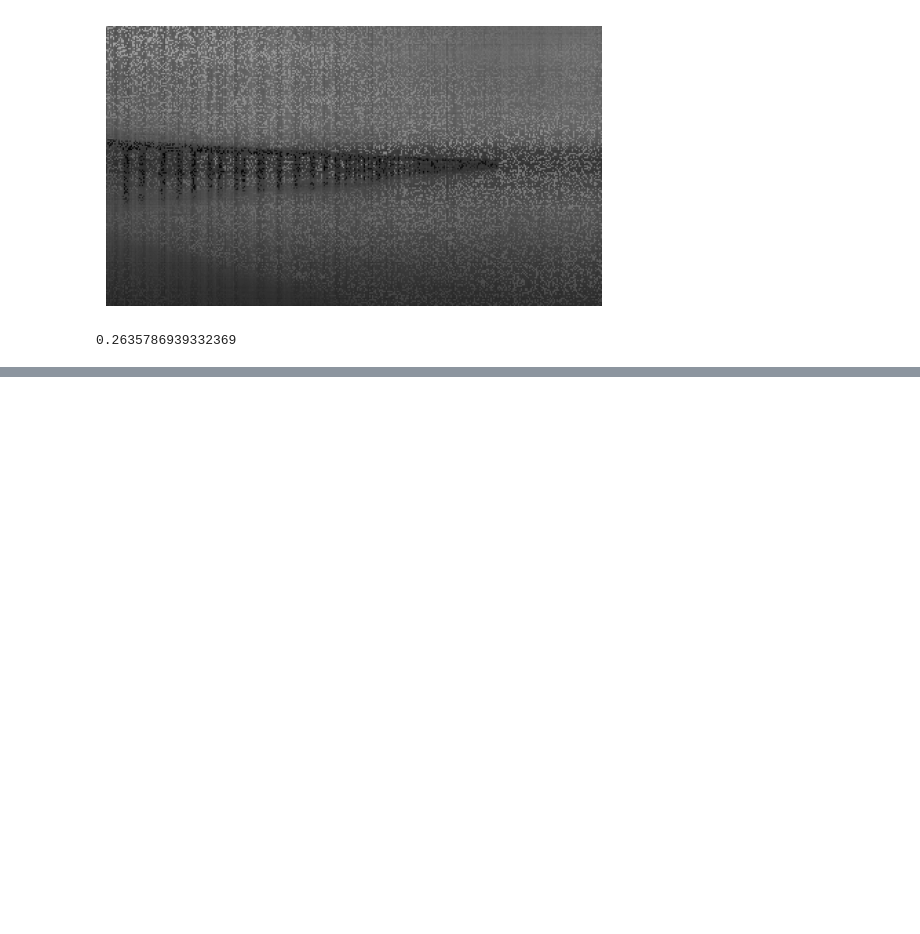
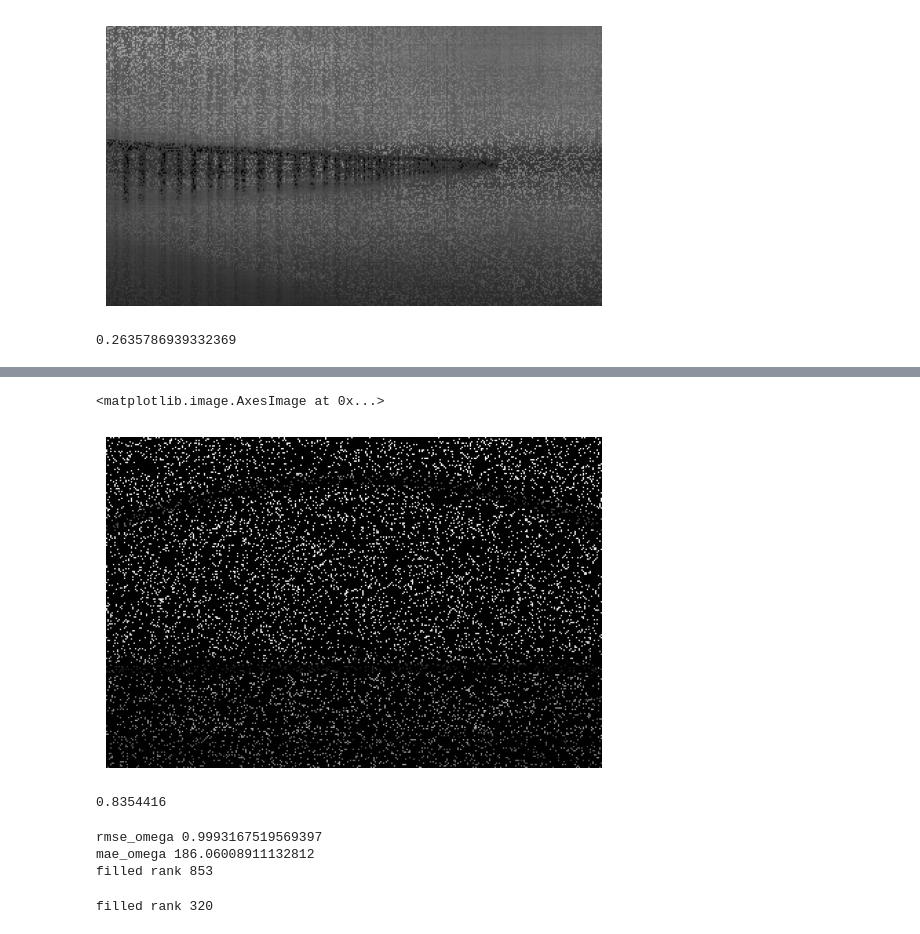
Before and after one commit to akrajewska/css-matrix-completion, a Jupyter notebook: examples/pics.ipynb, the cells around one changed output, grey strips where cells are left out. Drawn from its saved outputs; the diff is of its cells as text; code cells hidden in the pictures; blank space fills up the shorter version.

```diff
--- a/examples/pics.ipynb
+++ b/examples/pics.ipynb
@@ -74,3 +87,8 @@ import numpy as np
 np.linalg.norm(M - M_filled) / np.linalg.norm(M)
 # %% [output]
 0.2635786939332369
+# %%
+%%time
+from css_matrix_completion.mc import svt
+import numpy as np
+M_filled = svt(M_incomplete, np.isnan(M_incomplete))
@@ -76,0 +98,22 @@ np.linalg.norm(M - M_filled) / np.linalg.norm(M)
+# %%
+plt.axis('off')
+plt.imshow(M_filled, cmap='gray')
+# %% [output]
+<matplotlib.image.AxesImage at 0x...>
+[figure, added]
+# %%
+np.linalg.norm(M - M_filled) / np.linalg.norm(M)
+# %% [output]
+0.8354416
+# %%
+print(f"rmse_omega {np.linalg.norm(M_filled[missing_mask]- M[missing_mask])/np.linalg.norm(M[missing_mask])}")
+print(f"mae_omega {np.mean(np.abs(M_filled[missing_mask]- M[missing_mask]))}")
+print(f"filled rank {np.linalg.matrix_rank(M_filled)}")
+# %% [output]
+rmse_omega 0.9993167519569397
+mae_omega 186.06008911132812
+filled rank 853
+# %%
+print(f"filled rank {np.linalg.matrix_rank(M_filled)}")
+# %% [output]
+filled rank 320
```
Also changed, not shown: parts of 8 cells of this notebook, 25 other files.
